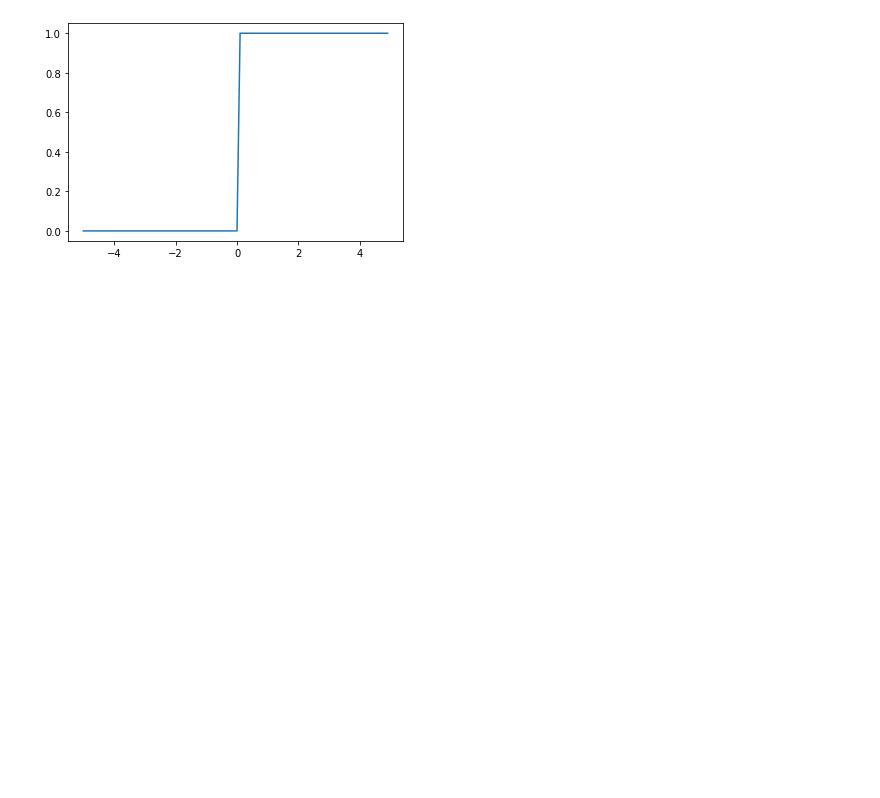
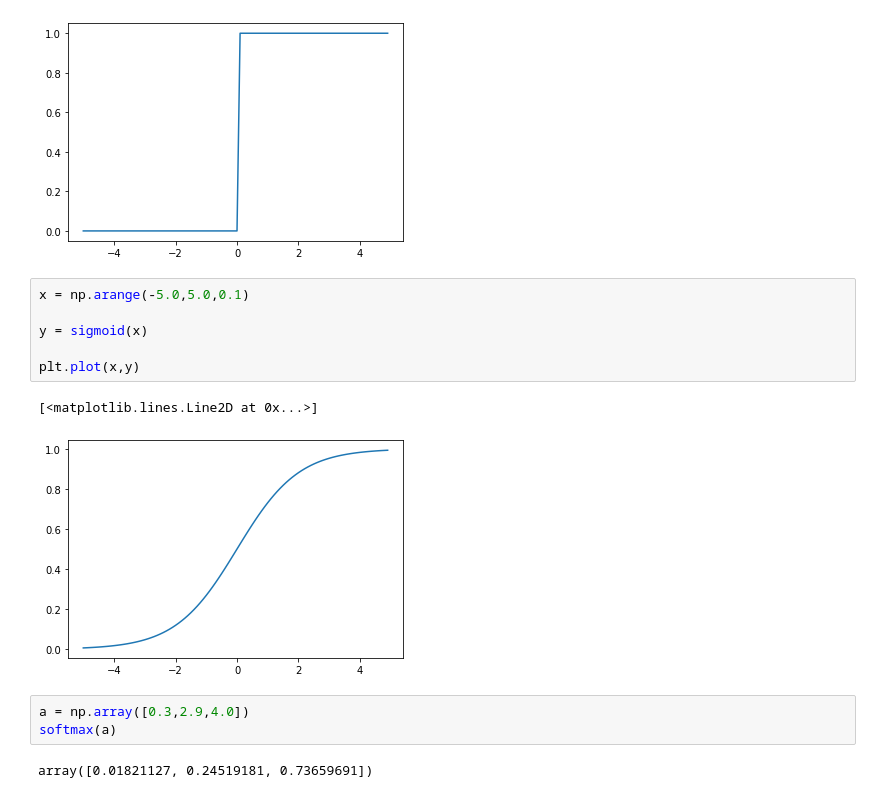
Before and after one commit to okazaki2020/zero-deep, a Jupyter notebook: 3章.ipynb, the cells around one changed output. Saved outputs shown, nothing was run; the diff lists cells and outputs as text; blank space fills up the shorter version.

```diff
--- a/3章.ipynb
+++ b/3章.ipynb
@@ -13,3 +72,17 @@ plt.plot(x,y)
 # %% [output]
 [<matplotlib.lines.Line2D at 0x...>]
 [figure]
+# %%
+x = np.arange(-5.0,5.0,0.1)
+
+y = sigmoid(x)
+
+plt.plot(x,y)
+# %% [output]
+[<matplotlib.lines.Line2D at 0x...>]
+[figure, added]
+# %%
+a = np.array([0.3,2.9,4.0])
+softmax(a)
+# %% [output]
+array([0.01821127, 0.24519181, 0.73659691])
```
Also changed, not shown: parts of 7 cells of this notebook.
